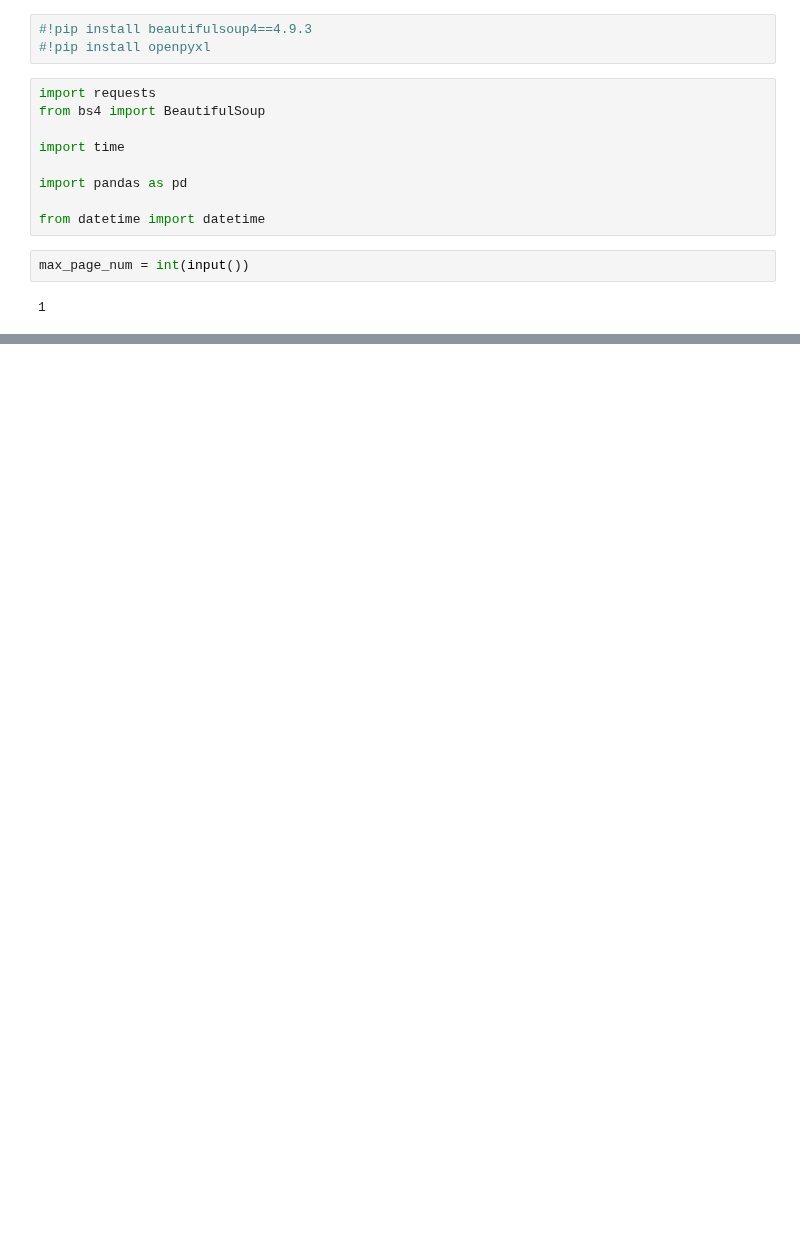
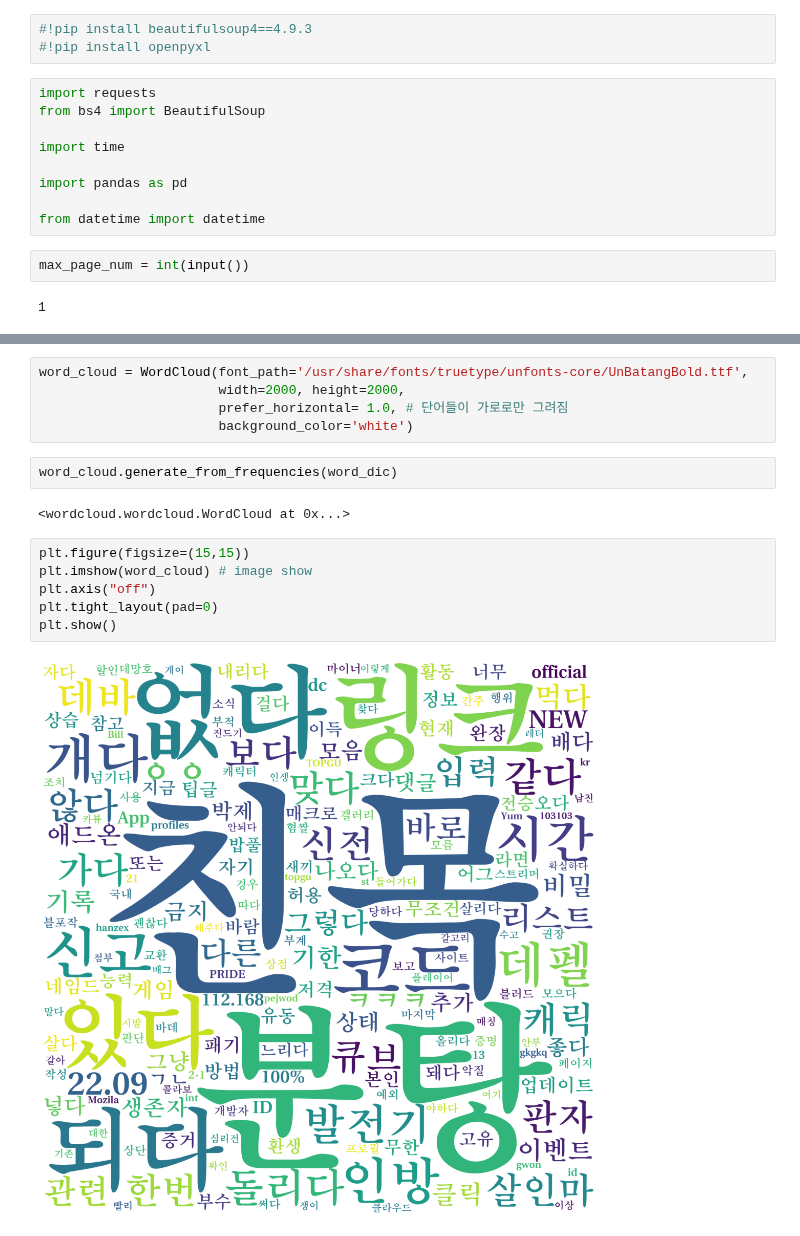
Before and after one commit to ljh15952/DCword, a Jupyter notebook: src/webCrawler.ipynb, the cells around one changed output, grey strips where cells are left out. Drawn from its saved outputs; the diff is of its cells as text; blank space fills up the shorter version.

Commit message:
Create WorldCloud

```diff
--- a/src/webCrawler.ipynb
+++ b/src/webCrawler.ipynb
@@ -64,0 +200,17 @@ article_df.head()
+# %%
+word_cloud = WordCloud(font_path='/usr/share/fonts/truetype/unfonts-core/UnBatangBold.ttf',
+                       width=2000, height=2000,
+                       prefer_horizontal= 1.0, # 단어들이 가로로만 그려짐
+                       background_color='white')
+# %%
+word_cloud.generate_from_frequencies(word_dic)
+# %% [output]
+<wordcloud.wordcloud.WordCloud at 0x...>
+# %%
+plt.figure(figsize=(15,15))
+plt.imshow(word_cloud) # image show
+plt.axis("off")
+plt.tight_layout(pad=0)
+plt.show()
+# %% [output]
+[figure, added]
```
Also changed, not shown: parts of 11 cells of this notebook, 2 other files.
